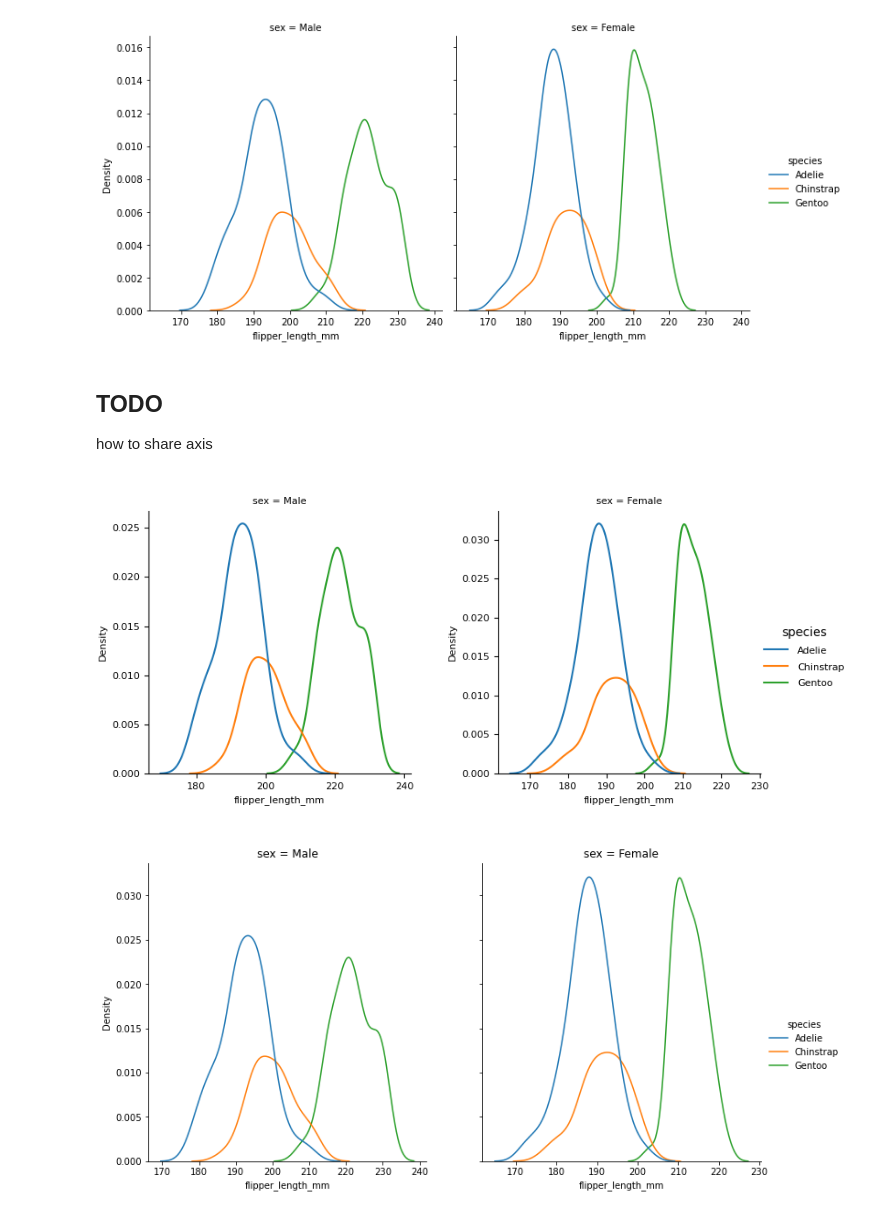
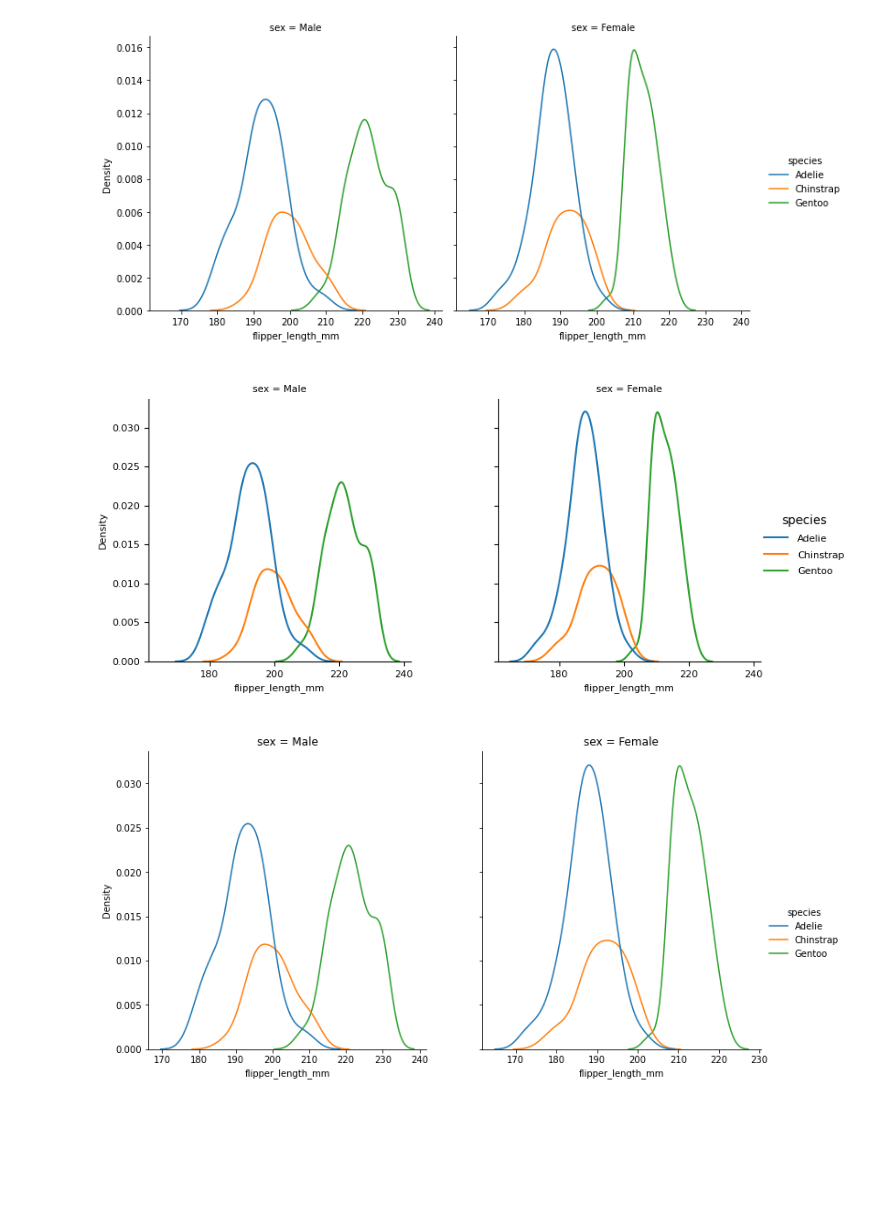
Before and after one commit to mwshinn/CanD, a Jupyter notebook: doc/gallery/seaborn_fig2ax.ipynb, the cells around one changed output. Saved outputs shown, nothing was run; the diff lists cells and outputs as text; code cells hidden in the pictures; blank space fills up the shorter version.

```diff
--- a/doc/gallery/seaborn_fig2ax.ipynb
+++ b/doc/gallery/seaborn_fig2ax.ipynb
@@ -303,8 +330,6 @@ sns.relplot(
 <seaborn.axisgrid.FacetGrid at 0x...>
 [figure]
 # %%
-# TODO - share y
-
 col = "region"
 a = fmri[col].dropna().unique()
 
@@ -329,6 +354,18 @@ for i, item in enumerate(a):
 
     ax.set_title(f"{col} = {item}")
 
+    if i>0:
+        # sharey, take the first axis and sharey with the last plotted one
+        c.ax(a[0]).sharey(c.ax(a[i]))
+        c.ax(a[0]).sharex(c.ax(a[i]))
+        # need to rescale all axis
+        c.ax(a[i]).autoscale()
+
+        # remove ticks from shared y axes
+        plt.setp(ax.get_yticklabels(), visible=False)
+        # remove ylabel
+        ax.set_ylabel('')
+
 # position the legend
 ax.legend_.set_bbox_to_anchor((1, 0.9))
 ax.legend_.get_frame().set_edgecolor('none')
@@ -384,8 +421,6 @@ g = sns.relplot(
 # %% [output]
 [figure]
 # %%
-# TODO - share y
-
 col = "region"
 a = fmri[col].dropna().unique()
 
@@ -407,6 +442,17 @@ for i, item in enumerate(a):
     )
 
     sns.despine(ax=ax)
+    if i>0:
+        # sharey, take the first axis and sharey with the last plotted one
+        c.ax(a[0]).sharey(c.ax(a[i]))
+        c.ax(a[0]).sharex(c.ax(a[i]))
+        # need to rescale all axis
+        c.ax(a[i]).autoscale()
+
+        # remove ticks from shared y axes
+        plt.setp(ax.get_yticklabels(), visible=False)
+        # remove ylabel
+        ax.set_ylabel('')
 
     # Add a gorizontal line
     ax.axhline(y=0, color=".7", dashes=(2, 1), zorder=0)
@@ -848,38 +894,47 @@ sns.displot(data=penguins, x="flipper_length_mm", hue="species", col="sex", kind
 # %% [output]
 <seaborn.axisgrid.FacetGrid at 0x...>
 [figure]
-# %% [markdown]
-## TODO
-how to share axis
 # %%
 col = "sex"
 a = penguins[col].dropna().unique()
 
 # CanD
 c = Canvas((4*len(a)+0.6), 4, "in")
 
 for i, item in enumerate(a):
     ax = c.add_axis(item, Point((4*i+0.6), .6, "in"), Point((4*i+3.6), 3.6, "in"))
 
     # plot only the last legend
     if item == a[-1]:
         leg = True
     else:
         leg = False
 
     sns.kdeplot(data=penguins[penguins[col]==item], x="flipper_length_mm", hue="species", ax=ax, legend=leg)
 
     sns.despine(ax=ax)
 
     ax.set_title(f"{col} = {item}")
 
+    if i>0:
+        # sharey, take the first axis and sharey with the last plotted one
+        c.ax(a[0]).sharey(c.ax(a[i]))
+        c.ax(a[0]).sharex(c.ax(a[i]))
+        # need to rescale all axis
+        c.ax(a[i]).autoscale()
+
+        # remove ticks from shared y axes
+        plt.setp(ax.get_yticklabels(), visible=False)
+        # remove ylabel
+        ax.set_ylabel('')
+
 # position the legend
 ax.legend_.set_bbox_to_anchor((.97, 0.6))
 ax.legend_.get_frame().set_edgecolor('none')
 
 c.show()
 # %% [output]
-[figure, old version]
+[figure, new version]
 # %%
 col = "sex"
 a = penguins[col].dropna().unique()
```
Also changed, not shown: parts of 8 cells of this notebook.
